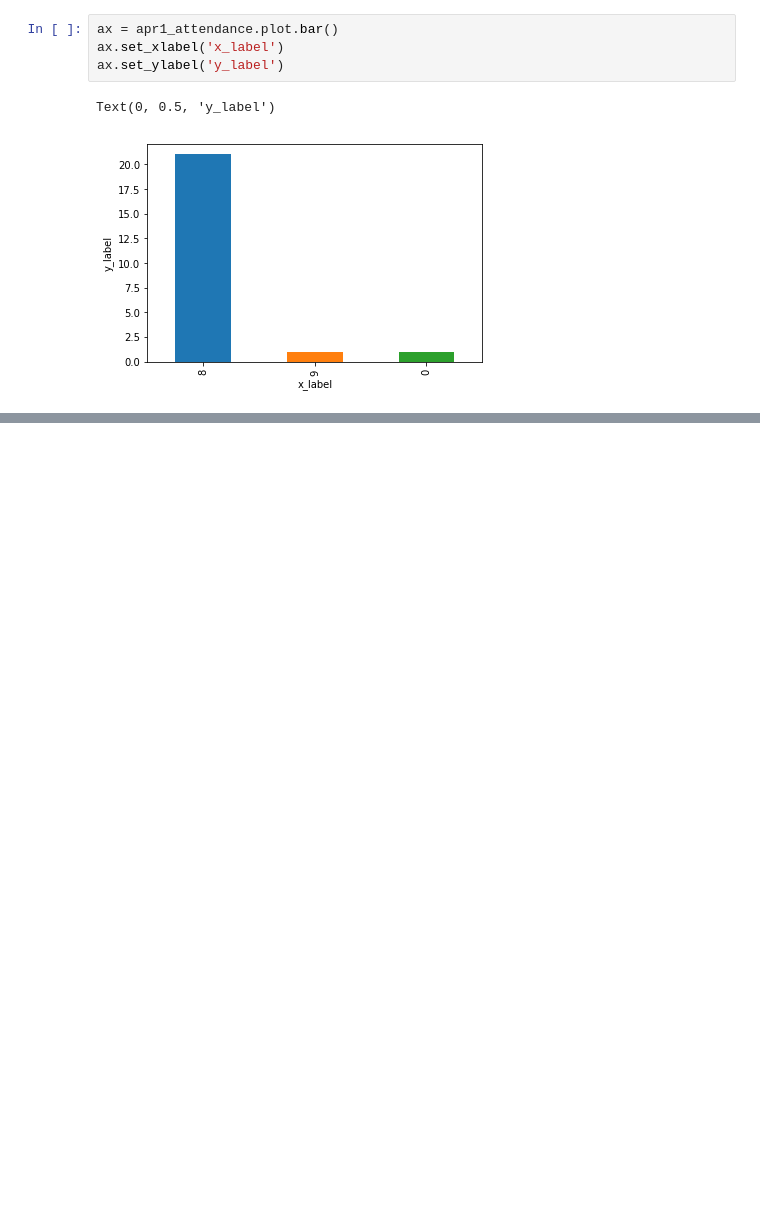
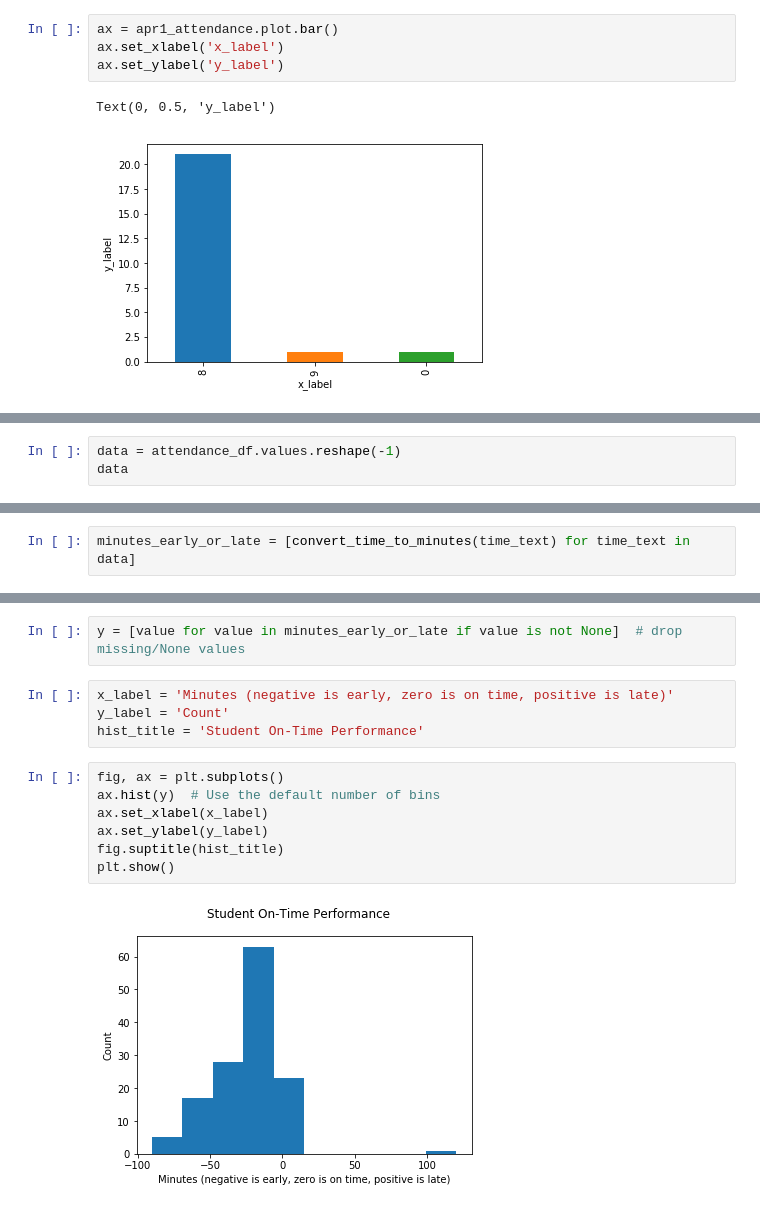
Before and after one commit to AnnaLara/ds-challenge-05_seattle-ds-career-040119, a Jupyter notebook: ds-challenge-05_seattle-ds-career-040119.ipynb, the cells around one changed output, grey strips where cells are left out. Cells and saved outputs as stored; diff of their text form; blank space fills up the shorter version.

```diff
--- a/ds-challenge-05_seattle-ds-career-040119.ipynb
+++ b/ds-challenge-05_seattle-ds-career-040119.ipynb
@@ -161,0 +175,3 @@ Text(0, 0.5, 'y_label')
+# %%
+data = attendance_df.values.reshape(-1)
+data
@@ -161,0 +196,2 @@ Text(0, 0.5, 'y_label')
+# %%
+minutes_early_or_late = [convert_time_to_minutes(time_text) for time_text in data]
@@ -161,0 +218,15 @@ Text(0, 0.5, 'y_label')
+# %%
+y = [value for value in minutes_early_or_late if value is not None]  # drop missing/None values
+# %%
+x_label = 'Minutes (negative is early, zero is on time, positive is late)'
+y_label = 'Count'
+hist_title = 'Student On-Time Performance'
+# %%
+fig, ax = plt.subplots()
+ax.hist(y)  # Use the default number of bins
+ax.set_xlabel(x_label)
+ax.set_ylabel(y_label)
+fig.suptitle(hist_title)
+plt.show()
+# %% [output]
+[figure, added]
```
Also changed, not shown: parts of 6 cells of this notebook.
